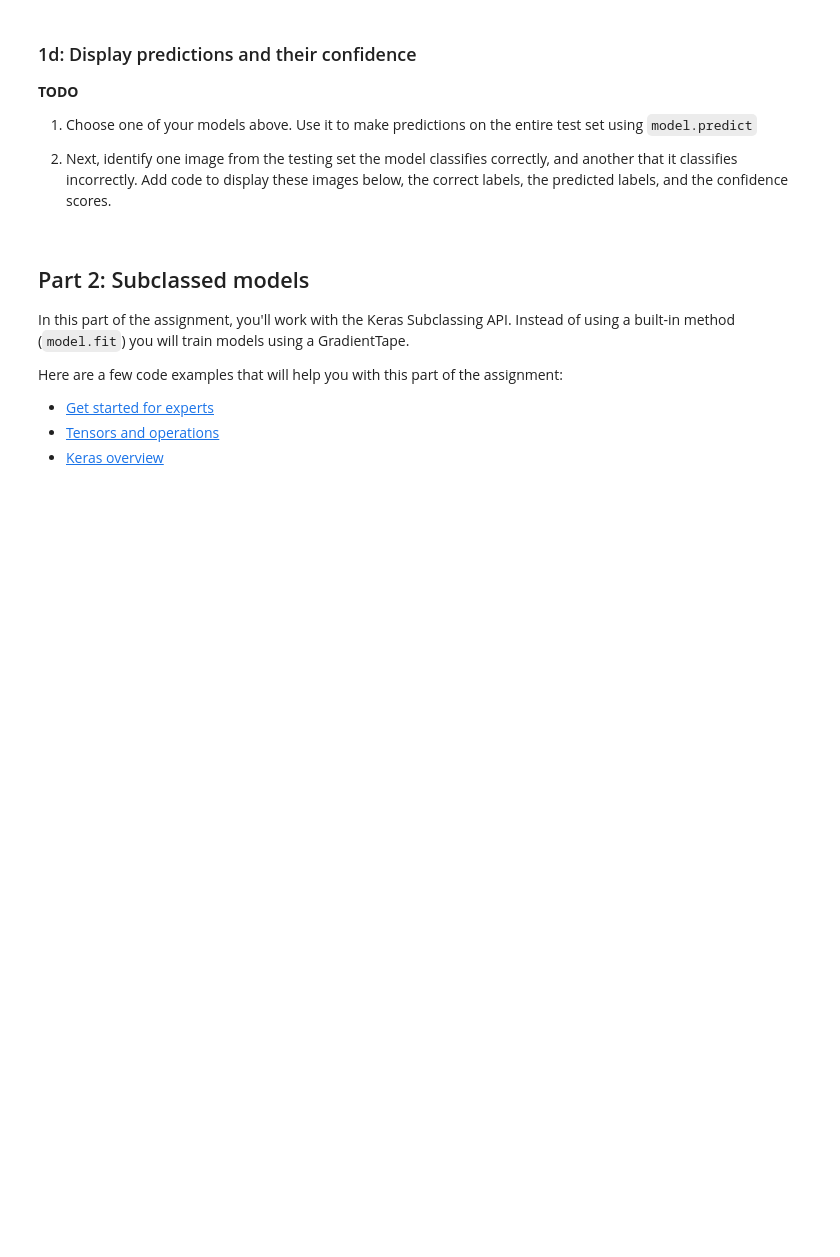
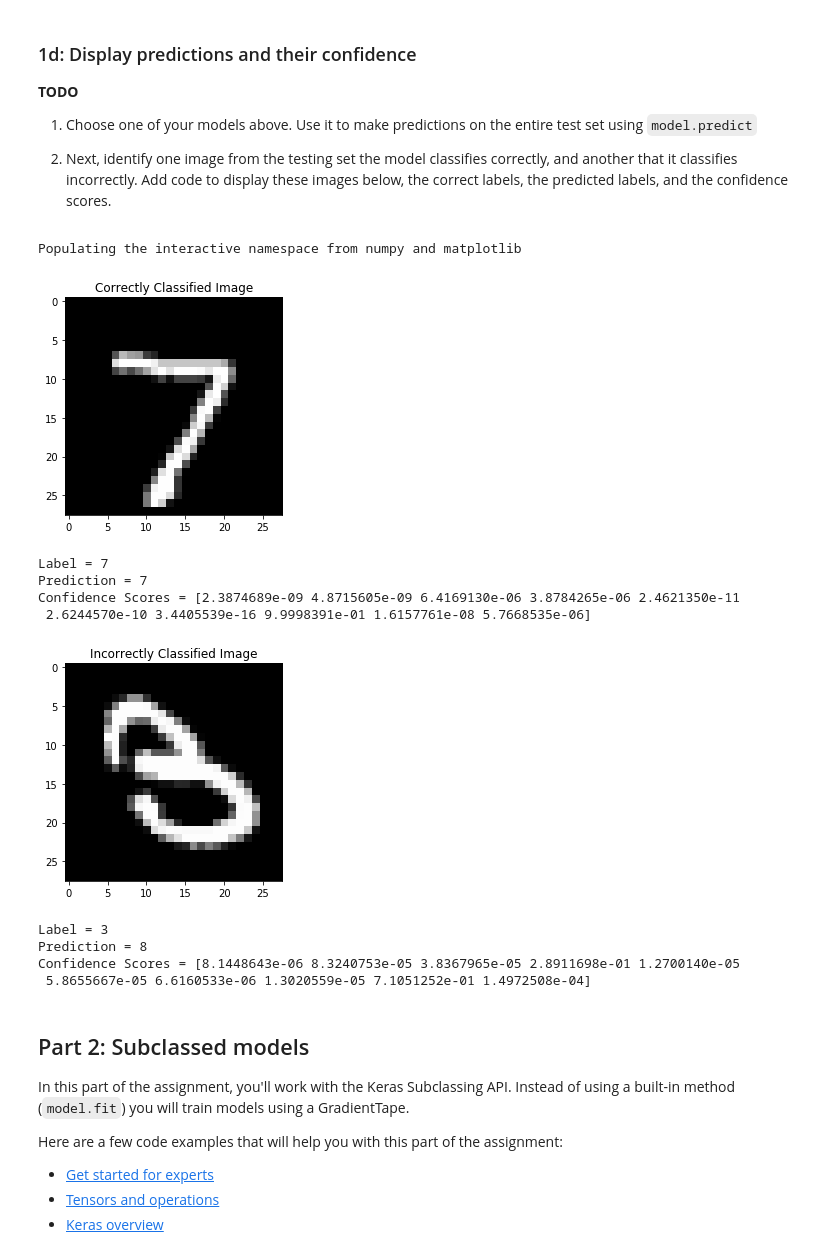
Before and after one commit to dansilva11/Applied_Deep_Learning_w4995, a Jupyter notebook: a1.ipynb, the cells around one changed output. Saved outputs shown, nothing was run; the diff lists cells and outputs as text; code cells hidden in the pictures; blank space fills up the shorter version.

```diff
--- a/a1.ipynb
+++ b/a1.ipynb
@@ -148,9 +186,10 @@ Modify the code below to create a neural network (with a single hidden layer). A
 # %%
 model = tf.keras.models.Sequential([
   tf.keras.layers.Flatten(input_shape=(28, 28)),
-  # Modify me
+  tf.keras.layers.Dense(128, activation='relu'),# Modify me
   tf.keras.layers.Dense(10, activation='softmax')
 ])
+
 
 model.compile(optimizer='adam',
               loss='sparse_categorical_crossentropy',
@@ -166,7 +218,8 @@ Modify the code below to create and train a deep neural network with at least tw
 # %%
 model = tf.keras.models.Sequential([
   tf.keras.layers.Flatten(input_shape=(28, 28)),
-  # Modify me
+  tf.keras.layers.Dense(128, activation='relu'), # Modify me
+  tf.keras.layers.Dense(64, activation='relu'),
   tf.keras.layers.Dense(10, activation='softmax')
 ])
 
@@ -188,3 +252,43 @@ model.fit(x_train, y_train, epochs=5)
+# %%
+# TODO: add your code here.
+probs = model.predict(x_test)
+h = [list(a).index(max(a)) for a in probs]
+correct_idx = [i for i in range(0,len(h)) if h[i]==y_test[i]]
+wrong_idx = [i for i in range(0,len(h)) if h[i]!=y_test[i]]
+# %%
+%pylab inline
+import matplotlib.pyplot as plt
+import matplotlib.image as mpimg
+
+idx = correct_idx[0]
+pixels = x_test[idx].reshape((28, 28))
+plt.imshow(pixels, cmap='gray')
+plt.title("Correctly Classified Image")
+plt.show()
+print("Label = " + str(y_test[idx]))
+print("Prediction = " + str(h[idx]))
+print("Confidence Scores = " + str(probs[idx]))
+
+idx = wrong_idx[0]
+pixels = x_test[idx].reshape((28, 28))
+plt.imshow(pixels, cmap='gray')
+plt.title("Incorrectly Classified Image")
+plt.show()
+print("Label = " + str(y_test[idx]))
+print("Prediction = " + str(h[idx]))
+print("Confidence Scores = " + str(probs[idx]))
+# %% [output]
+Populating the interactive namespace from numpy and matplotlib
+[figure, added]
+Label = 7
+Prediction = 7
+Confidence Scores = [2.3874689e-09 4.8715605e-09 6.4169130e-06 3.8784265e-06 2.4621350e-11
+ 2.6244570e-10 3.4405539e-16 9.9998391e-01 1.6157761e-08 5.7668535e-06]
+[figure, added]
+Label = 3
+Prediction = 8
+Confidence Scores = [8.1448643e-06 8.3240753e-05 3.8367965e-05 2.8911698e-01 1.2700140e-05
+ 5.8655667e-05 6.6160533e-06 1.3020559e-05 7.1051252e-01 1.4972508e-04]
 # %% [markdown]
 ## Part 2: Subclassed models
 
```
Also changed, not shown: parts of 16 cells of this notebook.
